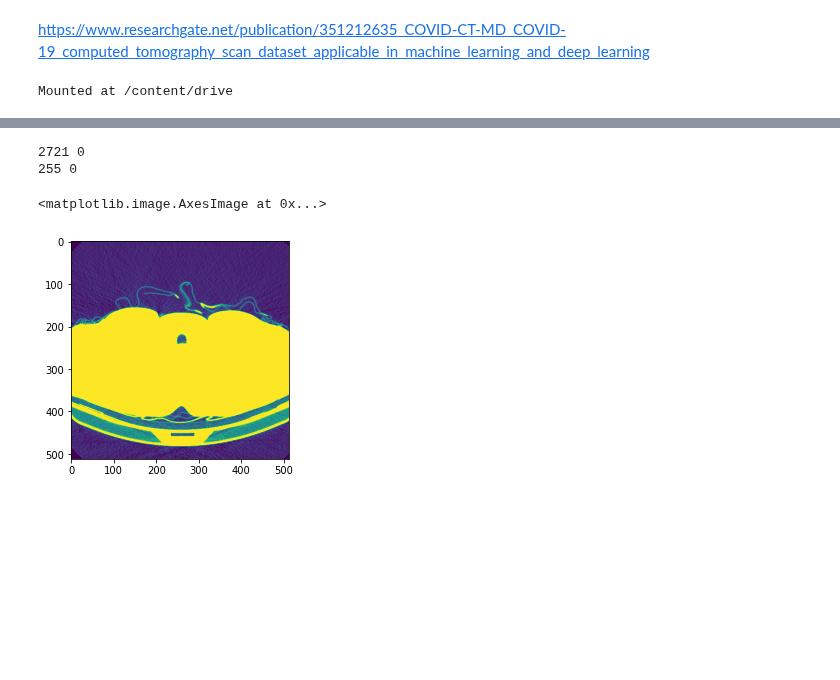
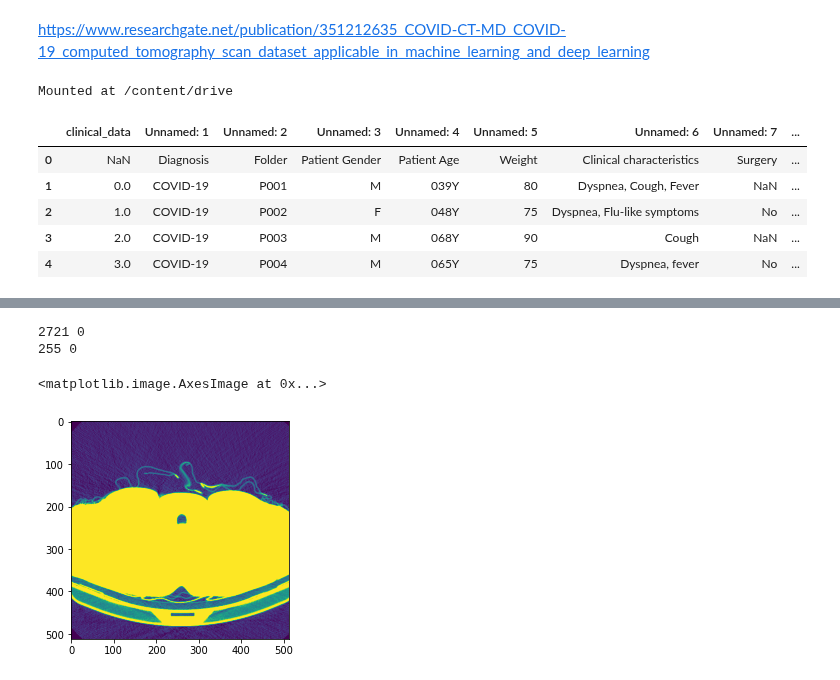
Before and after one commit to talhaanwarch/my_pytorch, a Jupyter notebook: coivd_tpu.ipynb, the cells around one changed output, grey strips where cells are left out. Saved outputs shown, nothing was run; the diff lists cells and outputs as text; code cells hidden in the pictures; blank space fills up the shorter version.

```diff
--- a/coivd_tpu.ipynb
+++ b/coivd_tpu.ipynb
@@ -45,6 +45,13 @@ import cv2
 # %%
 !rm -rf /content/data/__MACOSX
 # %%
-# clinical_features=pd.read_csv('/content/Clinical-data.csv')
-# clinical_features.head()
+clinical_features=pd.read_csv('/content/data/Clinical-data.csv')
+clinical_features.head()
+# %% [output]
+|  | clinical_data | Unnamed: 1 | Unnamed: 2 | Unnamed: 3 | Unnamed: 4 | Unnamed: 5 | Unnamed: 6 | Unnamed: 7 | ... |
+| 0 | NaN | Diagnosis | Folder | Patient Gender | Patient Age | Weight | Clinical characteristics | Surgery | ... |
+| 1 | 0.0 | COVID-19 | P001 | M | 039Y | 80 | Dyspnea, Cough, Fever | NaN | ... |
+| 2 | 1.0 | COVID-19 | P002 | F | 048Y | 75 | Dyspnea, Flu-like symptoms | No | ... |
+| 3 | 2.0 | COVID-19 | P003 | M | 068Y | 90 | Cough | NaN | ... |
+| 4 | 3.0 | COVID-19 | P004 | M | 065Y | 75 | Dyspnea, fever | No | ... |
 # %%
```
Also changed, not shown: parts of 3 cells of this notebook.
